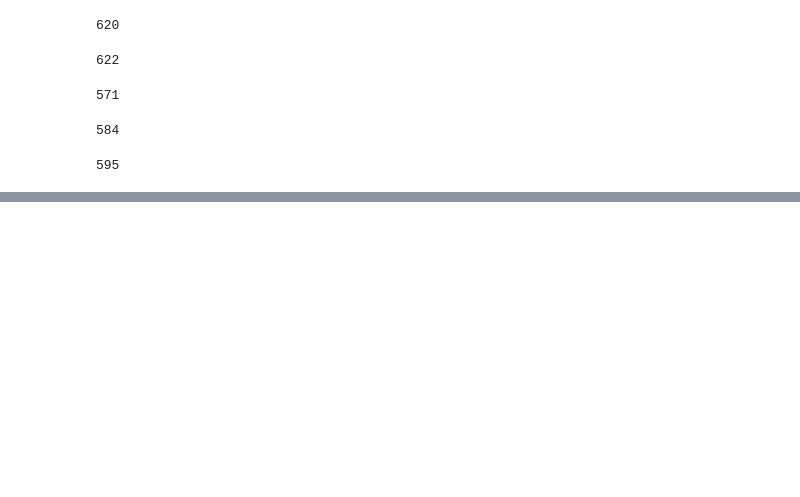
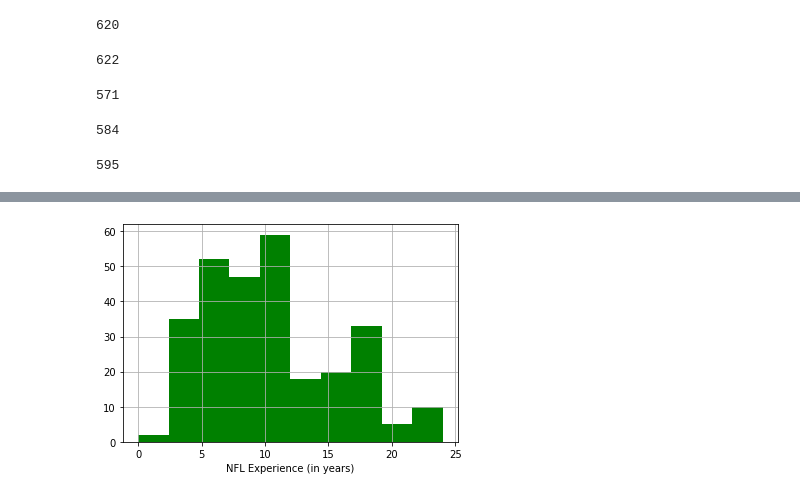
Before and after one commit to tiffanyharris711/pandasy-football, a Jupyter notebook: data.ipynb, the cells around one changed output, grey strips where cells are left out. Cells and saved outputs as stored; diff of their text form; code cells hidden in the pictures; blank space fills up the shorter version.

```diff
--- a/data.ipynb
+++ b/data.ipynb
@@ -82,0 +102,5 @@ Index(['Player', 'Team', 'Position', 'Age', 'Completions', 'Interceptions',
+# %%
+qb_data['Experience'].hist(color="green").set_xlabel("NFL Experience (in years)")
+plt.savefig('./Images/Histogram_QB.png')
+# %% [output]
+[figure, added]
```
Also changed, not shown: parts of 13 cells of this notebook, 15 other files.
